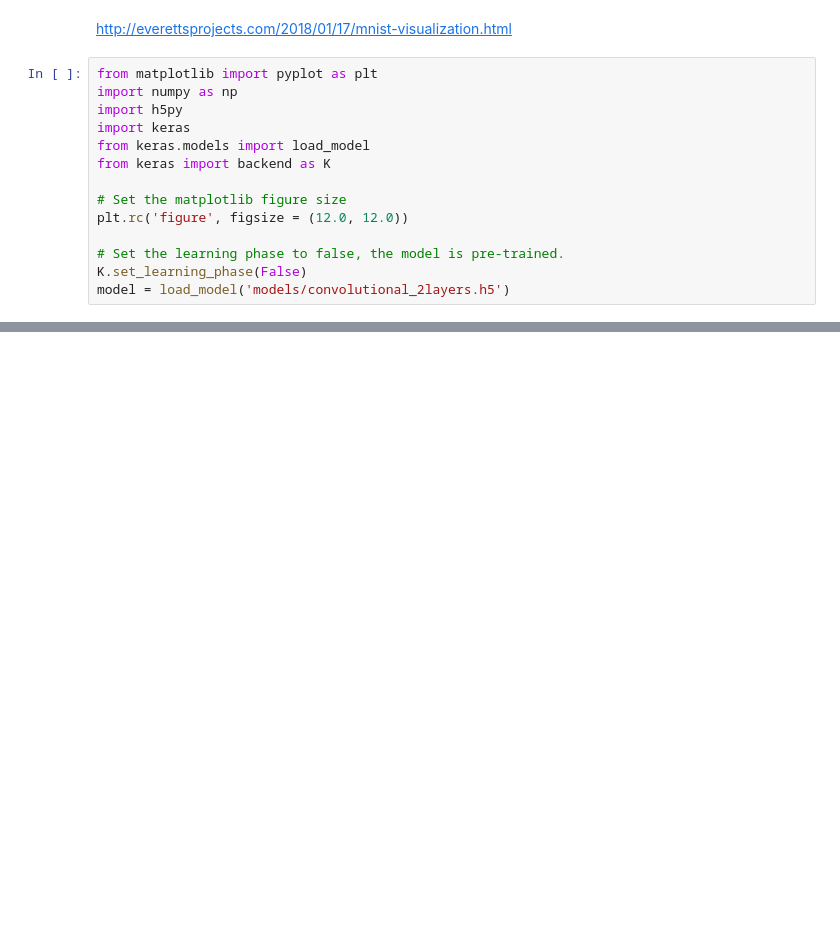
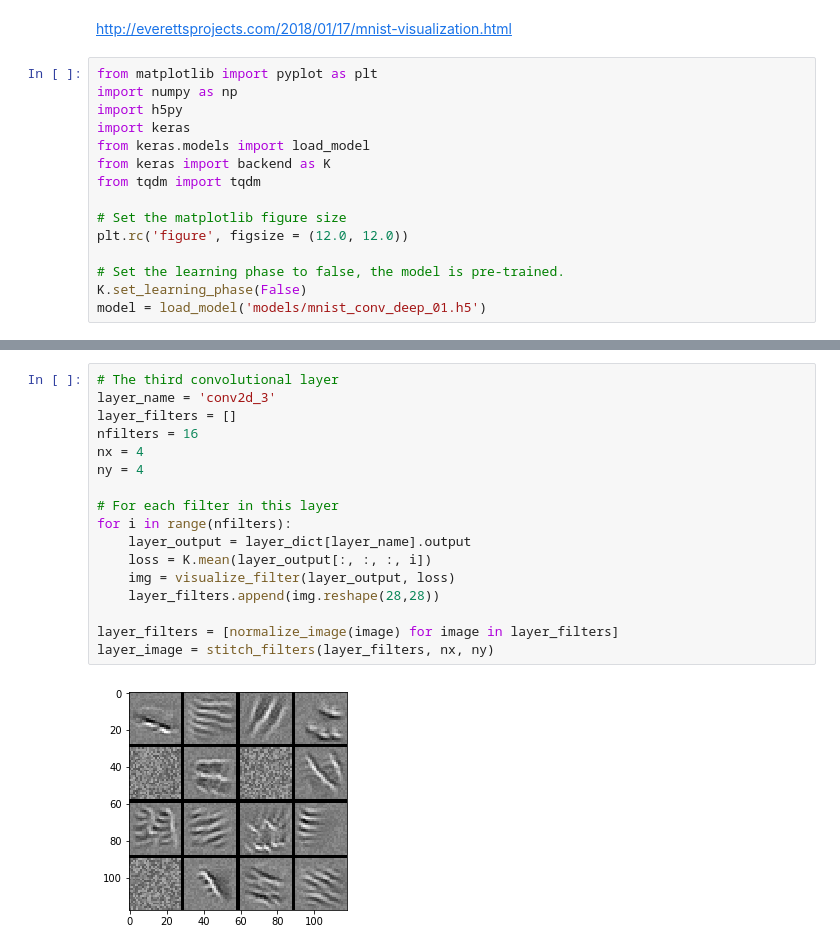
Before and after one commit to ansuini/Winter_School_QLS_2018, a Jupyter notebook: Advanced1/Visualizing_and_Interpreting.ipynb, the cells around one changed output, grey strips where cells are left out. Saved outputs shown, nothing was run; the diff lists cells and outputs as text; blank space fills up the shorter version.

```diff
--- a/Advanced1/Visualizing_and_Interpreting.ipynb
+++ b/Advanced1/Visualizing_and_Interpreting.ipynb
@@ -7,10 +7,11 @@ import h5py
 import keras
 from keras.models import load_model
 from keras import backend as K
+from tqdm import tqdm
 
 # Set the matplotlib figure size
 plt.rc('figure', figsize = (12.0, 12.0))
 
 # Set the learning phase to false, the model is pre-trained.
 K.set_learning_phase(False)
-model = load_model('models/convolutional_2layers.h5')
+model = load_model('models/mnist_conv_deep_01.h5')
@@ -38,0 +177,19 @@ _________________________________________________________________
+# %%
+# The third convolutional layer
+layer_name = 'conv2d_3'
+layer_filters = []
+nfilters = 16
+nx = 4
+ny = 4
+
+# For each filter in this layer
+for i in range(nfilters):
+    layer_output = layer_dict[layer_name].output
+    loss = K.mean(layer_output[:, :, :, i])
+    img = visualize_filter(layer_output, loss)
+    layer_filters.append(img.reshape(28,28))
+
+layer_filters = [normalize_image(image) for image in layer_filters]
+layer_image = stitch_filters(layer_filters, nx, ny)
+# %% [output]
+[figure, added]
```
Also changed, not shown: parts of 16 cells of this notebook.
